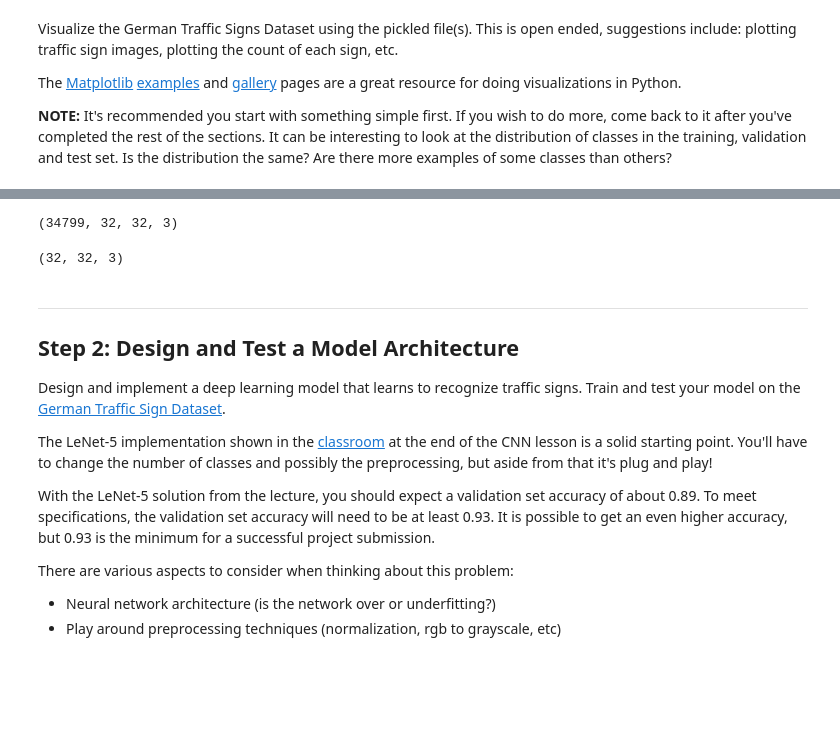
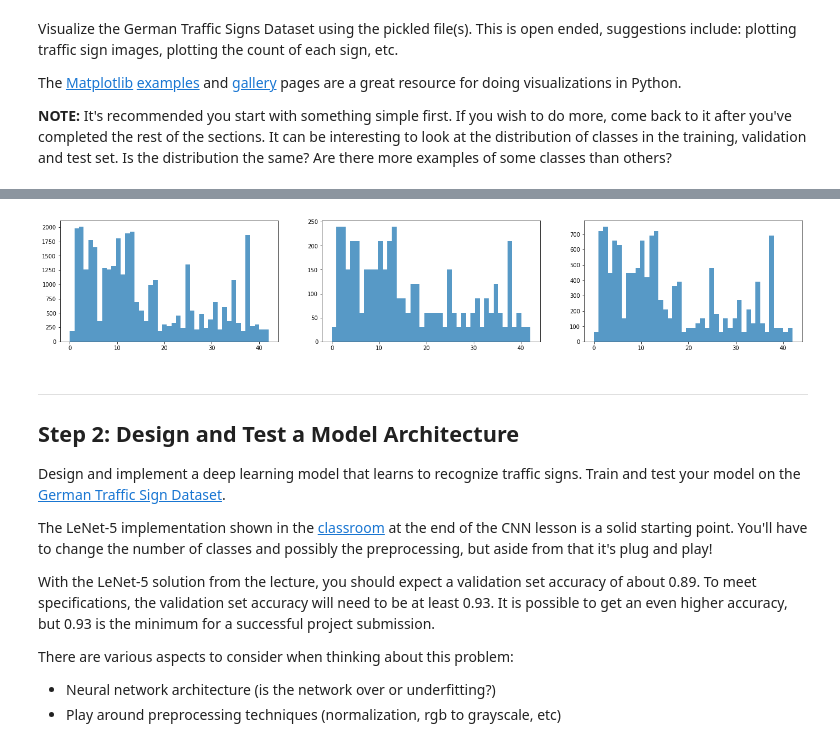
Before and after one commit to zxy1256/CarND-Traffic-Sign-Classifier-Project, a Jupyter notebook: Traffic_Sign_Classifier.ipynb, the cells around one changed output, grey strips where cells are left out. Cells and saved outputs as stored; diff of their text form; code cells hidden in the pictures; blank space fills up the shorter version.

```diff
--- a/Traffic_Sign_Classifier.ipynb
+++ b/Traffic_Sign_Classifier.ipynb
@@ -133,11 +124,15 @@ plt.imshow(X_train[9960])
-# %%
-print(X_train.shape)
-# %% [output]
-(34799, 32, 32, 3)
-# %%
-X_train[0].squeeze().shape
-# %% [output]
-(32, 32, 3)
+# %%
+fig = plt.figure(figsize = (24, 4))
+ax = fig.add_subplot(1, 3, 1)
+n, bins, patches = ax.hist(y_train, 43, alpha=0.75)
+ax = fig.add_subplot(1, 3, 2)
+n, bins, patches = ax.hist(y_valid, 43, alpha=0.75)
+ax = fig.add_subplot(1, 3, 3)
+n, bins, patches = ax.hist(y_test, 43, alpha=0.75)
+
+fig.savefig('histogram.png')
+# %% [output]
+[figure, added]
 # %% [markdown]
 ----
 
```
Also changed, not shown: parts of 20 cells of this notebook, 20 other files.
